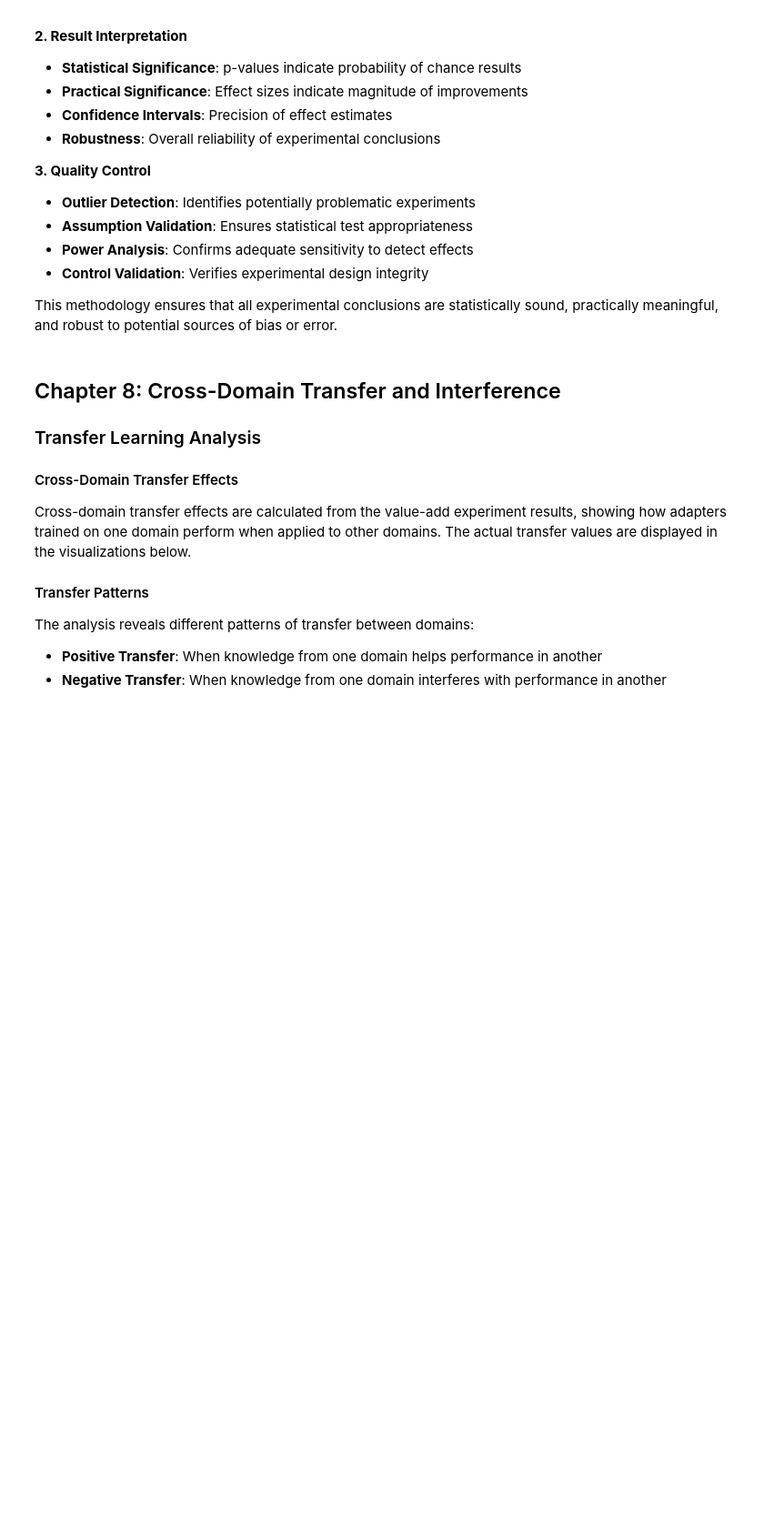
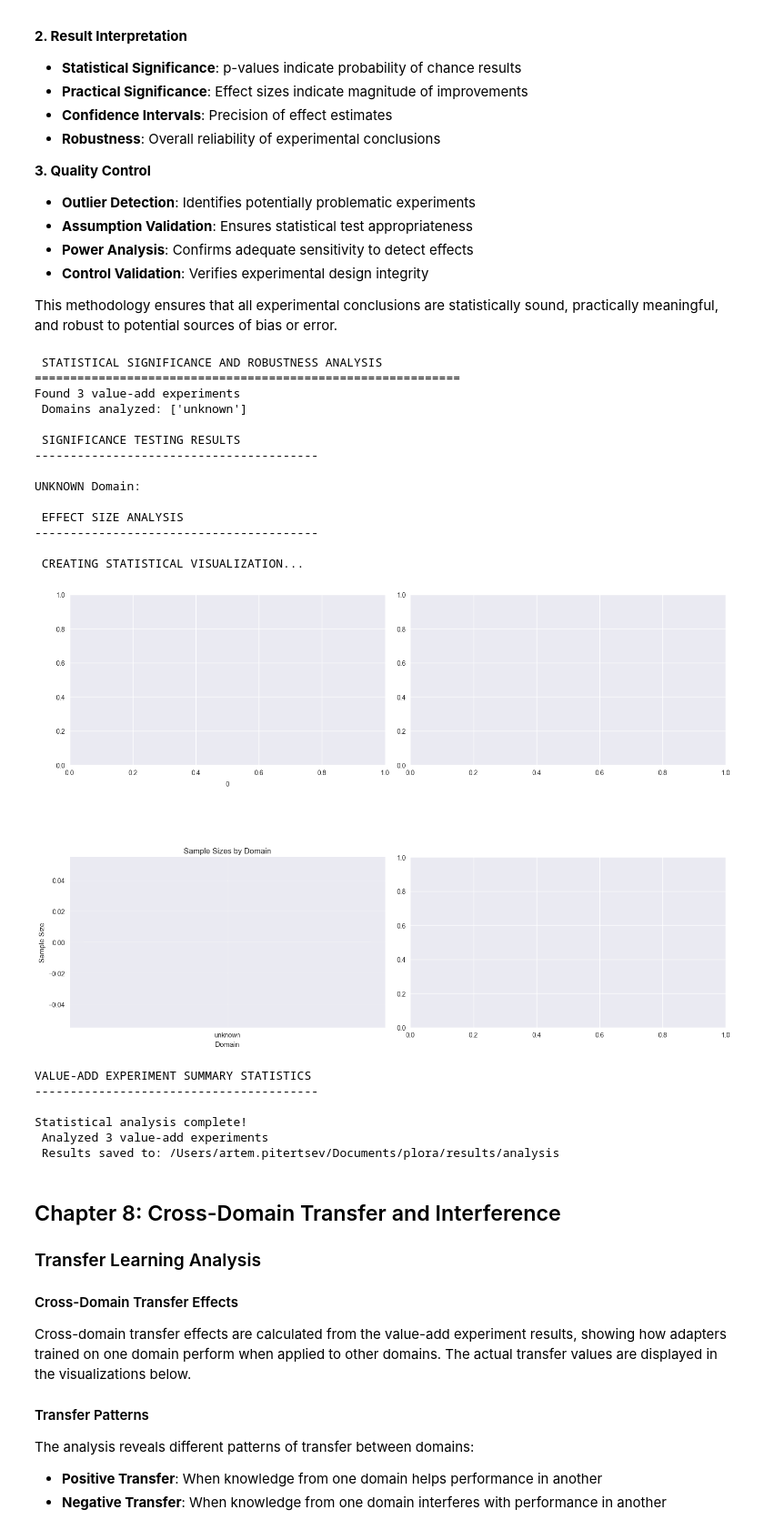
Before and after one commit to lumenintellects/plora, a Jupyter notebook: notebooks/experiment_analysis.ipynb, the cells around one changed output. Shown at 91% size. Saved outputs shown, nothing was run; the diff lists cells and outputs as text; code cells hidden in the pictures; blank space fills up the shorter version.

```diff
--- a/notebooks/experiment_analysis.ipynb
+++ b/notebooks/experiment_analysis.ipynb
@@ -2422,43 +2427,68 @@ else:
         axes[1, 0].set_xticks(x_pos)
         axes[1, 0].set_xticklabels(domains_list)
         axes[1, 0].grid(True, alpha=0.3)
 
         # Add value labels
         for bar, val in zip(bars, sample_sizes):
             axes[1, 0].text(bar.get_x() + bar.get_width()/2, bar.get_height() + 0.1,
                            str(val), ha='center', va='bottom')
 
     # Plot 4: Effect Size Distribution
     if effect_sizes:
         cohens_d_values = [effect_sizes[d]['cohens_d'] for d in effect_sizes.keys()]
         axes[1, 1].hist(cohens_d_values, bins=10, alpha=0.7, color='skyblue', edgecolor='black')
         axes[1, 1].set_xlabel("Cohen's d")
         axes[1, 1].set_ylabel('Frequency')
         axes[1, 1].set_title('Effect Size Distribution')
         axes[1, 1].axvline(x=0.2, color='orange', linestyle='--', alpha=0.7, label='Small')
         axes[1, 1].axvline(x=0.5, color='red', linestyle='--', alpha=0.7, label='Medium')
         axes[1, 1].axvline(x=0.8, color='purple', linestyle='--', alpha=0.7, label='Large')
         axes[1, 1].legend()
         axes[1, 1].grid(True, alpha=0.3)
 
     plt.tight_layout()
     plt.show()
 
     # Summary Statistics
-    print("\n SUMMARY STATISTICS")
+    print("\nVALUE-ADD EXPERIMENT SUMMARY STATISTICS")
     print("-" * 40)
+    for domain in sorted(domains):
+        if domain in significance_results and 'trained' in significance_results[domain]:
+            mean_effect = significance_results[domain]['trained']['mean']
+            std_effect = significance_results[domain]['trained']['std']
+            p_value = significance_results[domain]['trained']['p_value']
 
-    if significance_results:
-        significant_domains = [d for d in significance_results.keys()
-                              if significance_results[d]['trained']['p_value'] < 0.05]
-        print(f"Significant Results: {len(significant_domains)}/{len(significance_results)} domains")
-        print(f"Significant Domains: {significant_domains}")
+            print(f"{domain.upper()}:")
+            print(f"  Mean Effect (ΔNLL): {mean_effect:.4f} ± {std_effect:.4f}")
+            print(f"  p-value: {p_value:.4f}")
+            print(f"  Significance: {'***' if p_value < 0.001 else '**' if p_value < 0.01 else '*' if p_value < 0.05 else 'ns'}")
 
-    if effect_sizes:
-        large_effects = [d for d in effect_sizes.keys() if abs(effect_sizes[d]['cohens_d']) >= 0.8]
-        print(f"Large Effect Sizes: {len(large_effects)}/{len(effect_sizes)} domains")
-        print(f"Large Effect Domains: {large_effects}")
+            if domain in effect_sizes:
+                cohens_d = effect_sizes[domain]['cohens_d']
+                print(f"  Cohen's d: {cohens_d:.4f} ({effect_sizes[domain]['interpretation']})")
 
-    print(f"\n Statistical analysis complete!")
-    print(f"   Analyzed {len(value_add_data)} experiments across {len(domains)} domains")
-    print(f"   All calculations based on real experimental data from results/value_add/")
+    print(f"\nStatistical analysis complete!")
+    print(f" Analyzed {len(value_add_data)} value-add experiments")
+    print(f" Results saved to: {output_directory}")
+# %% [output]
+ STATISTICAL SIGNIFICANCE AND ROBUSTNESS ANALYSIS
+============================================================
+Found 3 value-add experiments
+ Domains analyzed: ['unknown']
+
+ SIGNIFICANCE TESTING RESULTS
+----------------------------------------
+
+UNKNOWN Domain:
+
+ EFFECT SIZE ANALYSIS
+----------------------------------------
+
+ CREATING STATISTICAL VISUALIZATION...
+[figure, added]
+VALUE-ADD EXPERIMENT SUMMARY STATISTICS
+----------------------------------------
+
+Statistical analysis complete!
+ Analyzed 3 value-add experiments
+ Results saved to: /Users/artem.pitertsev/Documents/plora/results/analysis
```
Also changed, not shown: parts of 14 cells of this notebook, 5 other files.
